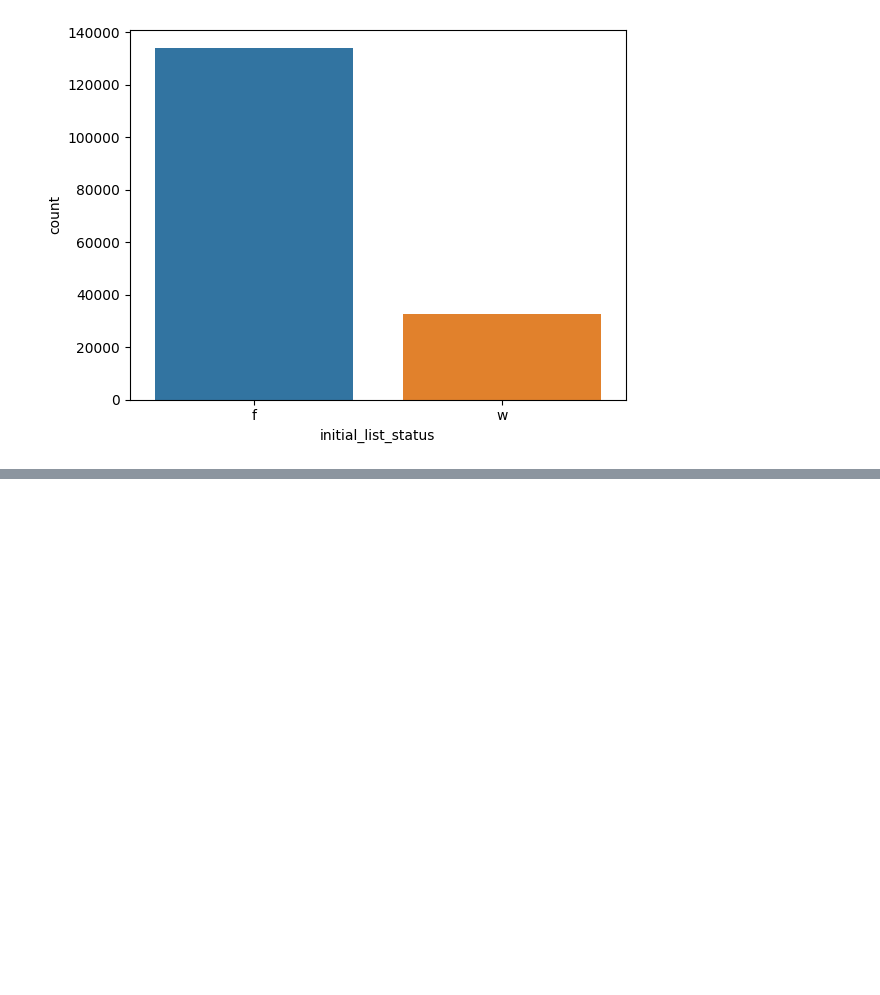
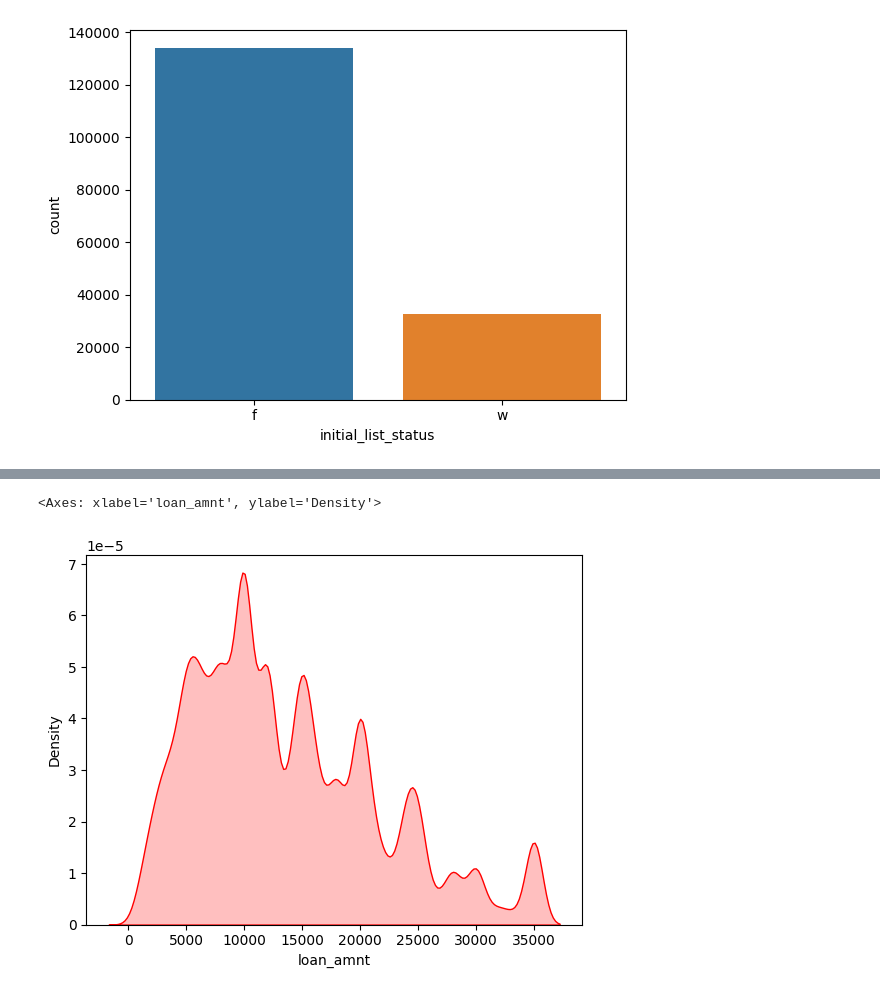
Before and after one commit to sumitme752/sk-credit-risk, a Jupyter notebook: notebook/EDA.ipynb, the cells around one changed output, grey strips where cells are left out. Drawn from its saved outputs; the diff is of its cells as text; code cells hidden in the pictures; blank space fills up the shorter version.

```diff
--- a/notebook/EDA.ipynb
+++ b/notebook/EDA.ipynb
@@ -267,0 +305,5 @@ for i in cat1:
+# %%
+sns.kdeplot(x=num1["loan_amnt"], shade=True, color='r')
+# %% [output]
+<Axes: xlabel='loan_amnt', ylabel='Density'>
+[figure, added]
```
Also changed, not shown: parts of 12 cells of this notebook.
